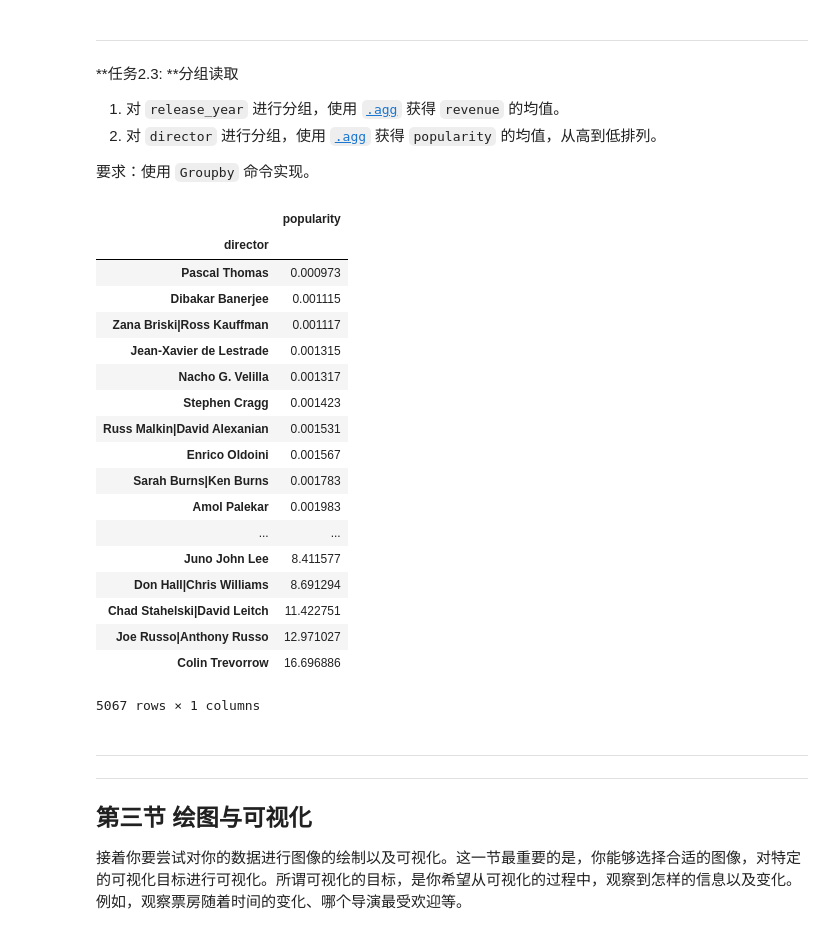
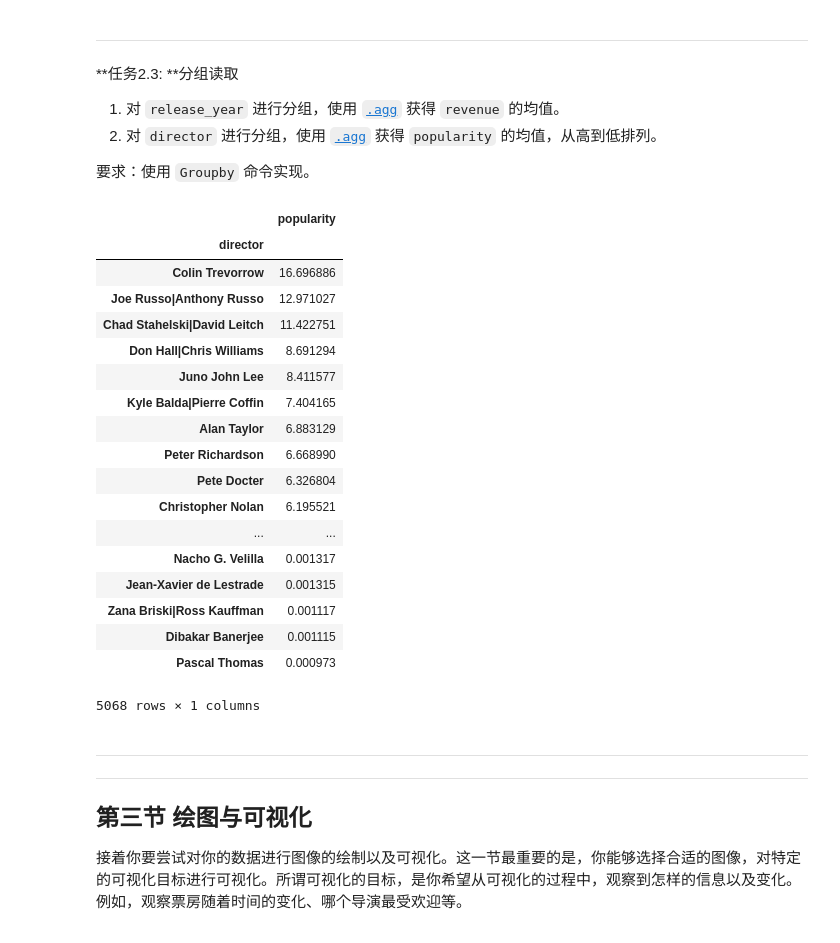
Before and after one commit to amorvos/AIPND-cn, a Jupyter notebook: P2_Explore_Movie_Dataset/Explore Movie Dataset.ipynb, the cells around one changed output. Drawn from its saved outputs; the diff is of its cells as text; code cells hidden in the pictures.

```diff
--- a/P2_Explore_Movie_Dataset/Explore Movie Dataset.ipynb
+++ b/P2_Explore_Movie_Dataset/Explore Movie Dataset.ipynb
@@ -88,7 +88,7 @@ max     9767.000000      9.200000   2015.000000  4.250000e+08  2.827124e+09
 
 任务：使用适当的方法来清理空值，并将得到的数据保存。
 # %%
-movie_data = movie_data.dropna(0)
+movie_data = movie_data.fillna(0)
 # %% [markdown]
 ---
 
@@ -169,27 +169,27 @@ movie_data[(movie_data['popularity'] > 5) & (movie_data['release_year'] > 1996)]
 要求：使用 `Groupby` 命令实现。
 # %%
 movie_data.groupby('release_year').agg({"revenue": np.average})
-movie_data.groupby('director').agg({"popularity": np.average}).sort_values('popularity')
+movie_data.groupby('director').agg({"popularity": np.average}).sort_values('popularity', ascending=False)
 # %% [output]
 |  | popularity |
 | director |  |
+| Colin Trevorrow | 16.696886 |
+| Joe Russo|Anthony Russo | 12.971027 |
+| Chad Stahelski|David Leitch | 11.422751 |
+| Don Hall|Chris Williams | 8.691294 |
+| Juno John Lee | 8.411577 |
+| Kyle Balda|Pierre Coffin | 7.404165 |
+| Alan Taylor | 6.883129 |
+| Peter Richardson | 6.668990 |
+| Pete Docter | 6.326804 |
+| Christopher Nolan | 6.195521 |
+| ... | ... |
+| Nacho G. Velilla | 0.001317 |
+| Jean-Xavier de Lestrade | 0.001315 |
+| Zana Briski|Ross Kauffman | 0.001117 |
+| Dibakar Banerjee | 0.001115 |
 | Pascal Thomas | 0.000973 |
-| Dibakar Banerjee | 0.001115 |
-| Zana Briski|Ross Kauffman | 0.001117 |
-| Jean-Xavier de Lestrade | 0.001315 |
-| Nacho G. Velilla | 0.001317 |
-| Stephen Cragg | 0.001423 |
-| Russ Malkin|David Alexanian | 0.001531 |
-| Enrico Oldoini | 0.001567 |
-| Sarah Burns|Ken Burns | 0.001783 |
-| Amol Palekar | 0.001983 |
-| ... | ... |
-| Juno John Lee | 8.411577 |
-| Don Hall|Chris Williams | 8.691294 |
-| Chad Stahelski|David Leitch | 11.422751 |
-| Joe Russo|Anthony Russo | 12.971027 |
-| Colin Trevorrow | 16.696886 |
-5067 rows × 1 columns
+5068 rows × 1 columns
 # %% [markdown]
 ---
 
```
Also changed, not shown: parts of 5 cells of this notebook, 2 other files.
